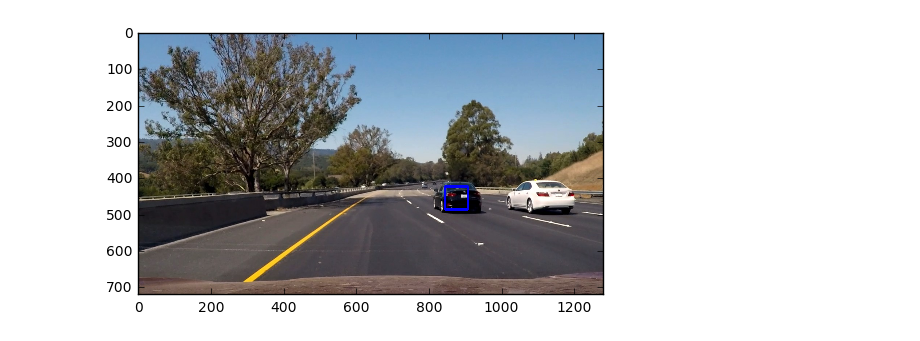
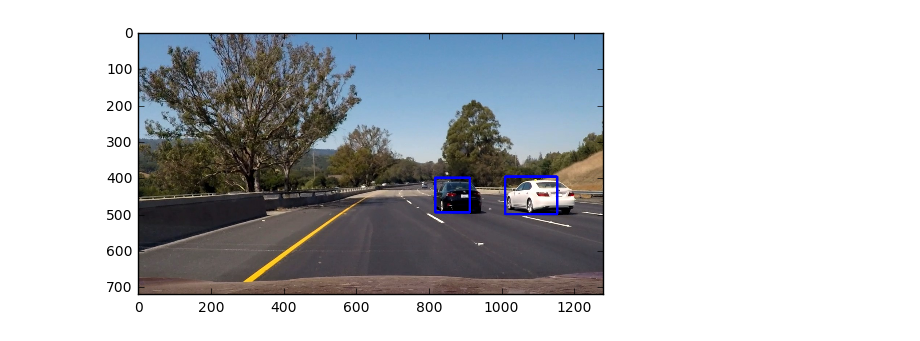
Before and after one commit to ThomasOdum/CarND-P05-Vehicle-Detection, a Jupyter notebook: Vehicle-Detection.ipynb, the cells around one changed output. Saved outputs shown, nothing was run; the diff lists cells and outputs as text; code cells hidden in the pictures.

```diff
--- a/Vehicle-Detection.ipynb
+++ b/Vehicle-Detection.ipynb
@@ -512,42 +512,38 @@ def process_image(image, params):
         if 'tracker' not in cache:
             cache['tracker'] = VehicleTracker(image.shape)
         frame_ctr = cache['frame_ctr']
+        tracker = cache['tracker']
+        cache['frame_ctr'] += 1
 
-        cache['frame_ctr'] += 1
-        windows = all_windows[frame_ctr % len(all_windows)]
-#         windows = all_windows
+        extra = [(c['bbox'][:2], c['bbox'][2:]) for c in tracker.candidates]
+        windows = all_windows[frame_ctr % len(all_windows)] + extra
+#         windows = itertools.chain(*all_windows)
     else:
         windows = itertools.chain(*all_windows)
-#         windows = all_windows
 
 
     measurements = multiscale_detect(image, clf, config, windows)
 
-    current_heatmap = update_heatmap(measurements, image.shape)
+#     current_heatmap = update_heatmap(measurements, image.shape)
     if params['cache_enabled']:
-        tracker = cache['tracker']
-        cache['heatmaps'].append(current_heatmap)
-        thresh_heatmap = sum(cache['heatmaps'])
+        pass
+#         cache['heatmaps'].append(current_heatmap)
+#         thresh_heatmap = sum(cache['heatmaps'])
     else:
+        current_heatmap = update_heatmap(measurements, image.shape)
         thresh_heatmap = current_heatmap
 
-    thresh_heatmap[thresh_heatmap < params['heatmap_threshold']] = 0
-    cv2.GaussianBlur(thresh_heatmap, (31,31), 0, dst=thresh_heatmap)
+    if params['cache_enabled']:
+        Z = [tuple(itertools.chain(*b)) for b in measurements]
+        tracker.detect(Z)
+        im2 = tracker.draw_bboxes(np.copy(image))
+    else:
+        thresh_heatmap[thresh_heatmap < params['heatmap_threshold']] = 0
+        cv2.GaussianBlur(thresh_heatmap, (31,31), 0, dst=thresh_heatmap)
 
-    labels = label(thresh_heatmap)
+        labels = label(thresh_heatmap)
 
-    Z = []
-    for car_number in range(1, labels[1]+1):
-        nonzero = (labels[0] == car_number).nonzero()
-        nonzeroy = np.array(nonzero[0])
-        nonzerox = np.array(nonzero[1])
-        bbox = (np.min(nonzerox), np.min(nonzeroy), np.max(nonzerox), np.max(nonzeroy))
-        Z.append(bbox)
-    tracker.detect(Z)
-
-#     im2 = draw_labeled_bboxes(np.copy(image), labels)
-    im2 = cache['tracker'].draw_bboxes(np.copy(image))
-
+        im2 = draw_labeled_bboxes(np.copy(image), labels)
     return im2
 
 def clear_cache():
@@ -559,22 +555,22 @@ def clear_cache():
 # %%
 clear_cache()
 params = {}
 params['clf_config'] = config
 params['clf'] = clf
 params['windows'] = windows
-params['cache_enabled'] = True
+params['cache_enabled'] = False
 params['heatmap_cache_length'] = 10
 params['heatmap_threshold'] = 1
 
 test_images = glob.glob('test_images/*.jpg')
 for fname in test_images:
     im = mpimg.imread(fname)
     im2 = process_image(im, params)
 
 #     pprint(len(process_image.cache['tracker'].candidates))
 
     plt.imshow(im2)
 
 #     mpimg.imsave('output_images/'+os.path.basename(fname), im2)
 # %% [output]
-[figure, old version]
+[figure, new version]
```
Also changed, not shown: parts of 14 cells of this notebook, 4 other files.
